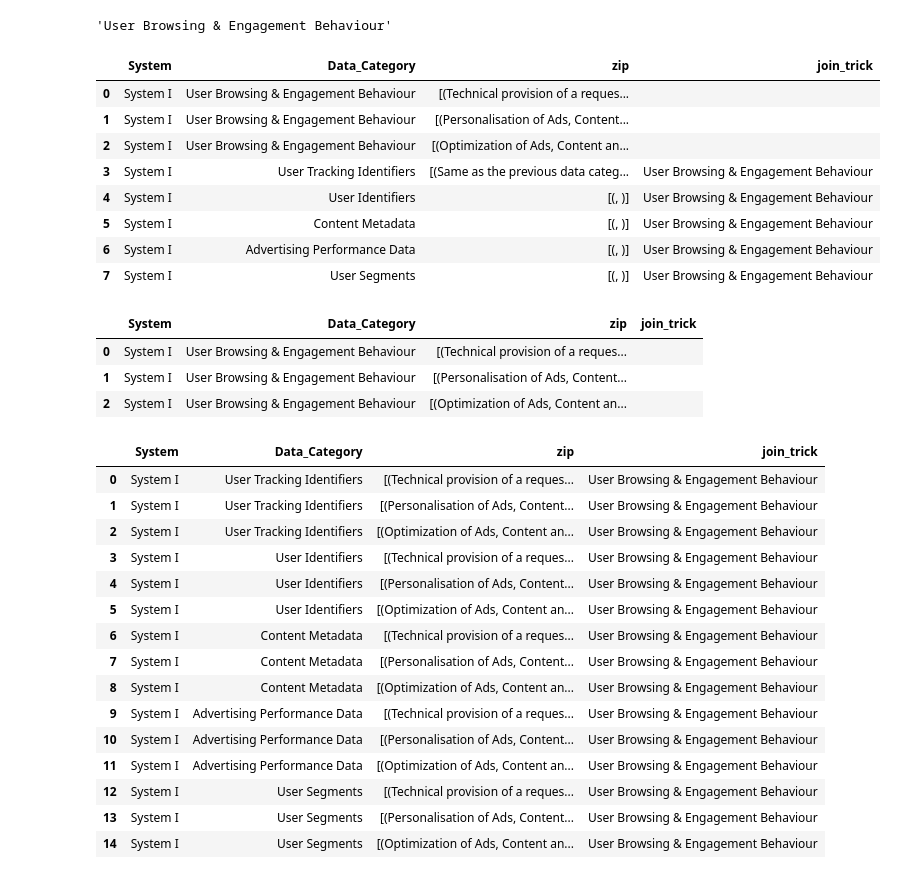
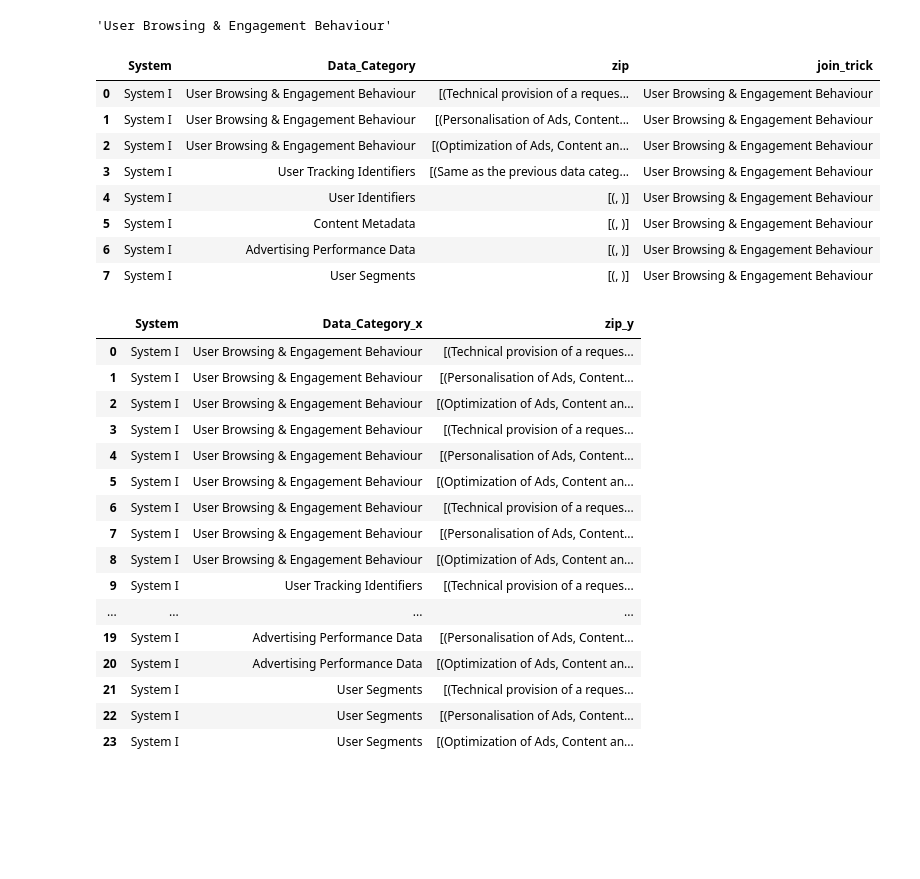
Before and after one commit to flohaha/Colab_Better_Rop, a Jupyter notebook: ROPA.ipynb, the cells around one changed output. Drawn from its saved outputs; the diff is of its cells as text; code cells hidden in the pictures; blank space fills up the shorter version.

```diff
--- a/ROPA.ipynb
+++ b/ROPA.ipynb
@@ -326,62 +304,46 @@ for r in range(0, len(df_merged_sample_zip)):
 
   if df_merged_sample_zip.iloc[r,2] == [('', '')] or df_merged_sample_zip.iloc[r,2] == [('Same as the previous data category', 'Same as the previous data category')]:
     #print('ok')
-    anc = df_merged_sample_zip.iloc[r-1,1]
+    anc = df_merged_sample_zip.iloc[r-1,3]
     #print(anc)
-    new=df_merged_sample_zip.iloc[r-1,3]
-
-    if len(df_merged_sample_zip.iloc[r-1,3])==0:
-      df_merged_sample_zip.iloc[r,3] = anc
-    else:
-      df_merged_sample_zip.iloc[r,3] = new
-
-
-
-  # else:
-  #   new = df_merged_sample_zip.iloc[r,1]
-  #   #print(anc)
-  #   df_merged_sample_zip.iloc[r,3] = new
+    df_merged_sample_zip.iloc[r,3] = anc
+  else:
+    new = df_merged_sample_zip.iloc[r,1]
+    #print(anc)
+    df_merged_sample_zip.iloc[r,3] = new
 
 df_merged_sample_zip
 # %% [output]
 |  | System | Data_Category | zip | join_trick |
-| 0 | System I | User Browsing & Engagement Behaviour | [(Technical provision of a reques... |  |
-| 1 | System I | User Browsing & Engagement Behaviour | [(Personalisation of Ads, Content... |  |
-| 2 | System I | User Browsing & Engagement Behaviour | [(Optimization of Ads, Content an... |  |
+| 0 | System I | User Browsing & Engagement Behaviour | [(Technical provision of a reques... | User Browsing & Engagement Behaviour |
+| 1 | System I | User Browsing & Engagement Behaviour | [(Personalisation of Ads, Content... | User Browsing & Engagement Behaviour |
+| 2 | System I | User Browsing & Engagement Behaviour | [(Optimization of Ads, Content an... | User Browsing & Engagement Behaviour |
 | 3 | System I | User Tracking Identifiers | [(Same as the previous data categ... | User Browsing & Engagement Behaviour |
 | 4 | System I | User Identifiers | [(, )] | User Browsing & Engagement Behaviour |
 | 5 | System I | Content Metadata | [(, )] | User Browsing & Engagement Behaviour |
 | 6 | System I | Advertising Performance Data | [(, )] | User Browsing & Engagement Behaviour |
 | 7 | System I | User Segments | [(, )] | User Browsing & Engagement Behaviour |
-# %%
-df_merged_sample_zip[df_merged_sample_zip['join_trick']=='']
-# %% [output]
-|  | System | Data_Category | zip | join_trick |
-| 0 | System I | User Browsing & Engagement Behaviour | [(Technical provision of a reques... |  |
-| 1 | System I | User Browsing & Engagement Behaviour | [(Personalisation of Ads, Content... |  |
-| 2 | System I | User Browsing & Engagement Behaviour | [(Optimization of Ads, Content an... |  |
 # %%
-df_merged_sample_zip_same = pd.merge(df_merged_sample_zip, df_merged_sample_zip, how='inner', left_on=['System', 'join_trick'], right_on=['System', 'Data_Category'] )
+df_merged_sample_zip_fin = pd.merge(df_merged_sample_zip, df_merged_sample_zip, how='left', left_on=['System', 'join_trick'], right_on=['System', 'Data_Category'] )
 
-df_merged_sample_zip_same = df_merged_sample_zip_same[['System','Data_Category_x','zip_y','join_trick_x']]
+df_merged_sample_zip_fin = df_merged_sample_zip_fin[['System','Data_Category_x','zip_y']]
 
-df_merged_sample_zip_same.columns = ['System','Data_Category','zip','join_trick']
-
-df_merged_sample_zip_same
+df_merged_sample_zip_fin
 # %% [output]
-|  | System | Data_Category | zip | join_trick |
-| 0 | System I | User Tracking Identifiers | [(Technical provision of a reques... | User Browsing & Engagement Behaviour |
-| 1 | System I | User Tracking Identifiers | [(Personalisation of Ads, Content... | User Browsing & Engagement Behaviour |
-| 2 | System I | User Tracking Identifiers | [(Optimization of Ads, Content an... | User Browsing & Engagement Behaviour |
-| 3 | System I | User Identifiers | [(Technical provision of a reques... | User Browsing & Engagement Behaviour |
-| 4 | System I | User Identifiers | [(Personalisation of Ads, Content... | User Browsing & Engagement Behaviour |
-| 5 | System I | User Identifiers | [(Optimization of Ads, Content an... | User Browsing & Engagement Behaviour |
-| 6 | System I | Content Metadata | [(Technical provision of a reques... | User Browsing & Engagement Behaviour |
-| 7 | System I | Content Metadata | [(Personalisation of Ads, Content... | User Browsing & Engagement Behaviour |
-| 8 | System I | Content Metadata | [(Optimization of Ads, Content an... | User Browsing & Engagement Behaviour |
-| 9 | System I | Advertising Performance Data | [(Technical provision of a reques... | User Browsing & Engagement Behaviour |
-| 10 | System I | Advertising Performance Data | [(Personalisation of Ads, Content... | User Browsing & Engagement Behaviour |
-| 11 | System I | Advertising Performance Data | [(Optimization of Ads, Content an... | User Browsing & Engagement Behaviour |
-| 12 | System I | User Segments | [(Technical provision of a reques... | User Browsing & Engagement Behaviour |
-| 13 | System I | User Segments | [(Personalisation of Ads, Content... | User Browsing & Engagement Behaviour |
-| 14 | System I | User Segments | [(Optimization of Ads, Content an... | User Browsing & Engagement Behaviour |
+|  | System | Data_Category_x | zip_y |
+| 0 | System I | User Browsing & Engagement Behaviour | [(Technical provision of a reques... |
+| 1 | System I | User Browsing & Engagement Behaviour | [(Personalisation of Ads, Content... |
+| 2 | System I | User Browsing & Engagement Behaviour | [(Optimization of Ads, Content an... |
+| 3 | System I | User Browsing & Engagement Behaviour | [(Technical provision of a reques... |
+| 4 | System I | User Browsing & Engagement Behaviour | [(Personalisation of Ads, Content... |
+| 5 | System I | User Browsing & Engagement Behaviour | [(Optimization of Ads, Content an... |
+| 6 | System I | User Browsing & Engagement Behaviour | [(Technical provision of a reques... |
+| 7 | System I | User Browsing & Engagement Behaviour | [(Personalisation of Ads, Content... |
+| 8 | System I | User Browsing & Engagement Behaviour | [(Optimization of Ads, Content an... |
+| 9 | System I | User Tracking Identifiers | [(Technical provision of a reques... |
+| ... | ... | ... | ... |
+| 19 | System I | Advertising Performance Data | [(Personalisation of Ads, Content... |
+| 20 | System I | Advertising Performance Data | [(Optimization of Ads, Content an... |
+| 21 | System I | User Segments | [(Technical provision of a reques... |
+| 22 | System I | User Segments | [(Personalisation of Ads, Content... |
+| 23 | System I | User Segments | [(Optimization of Ads, Content an... |
```
Also changed, not shown: parts of 30 cells of this notebook.
